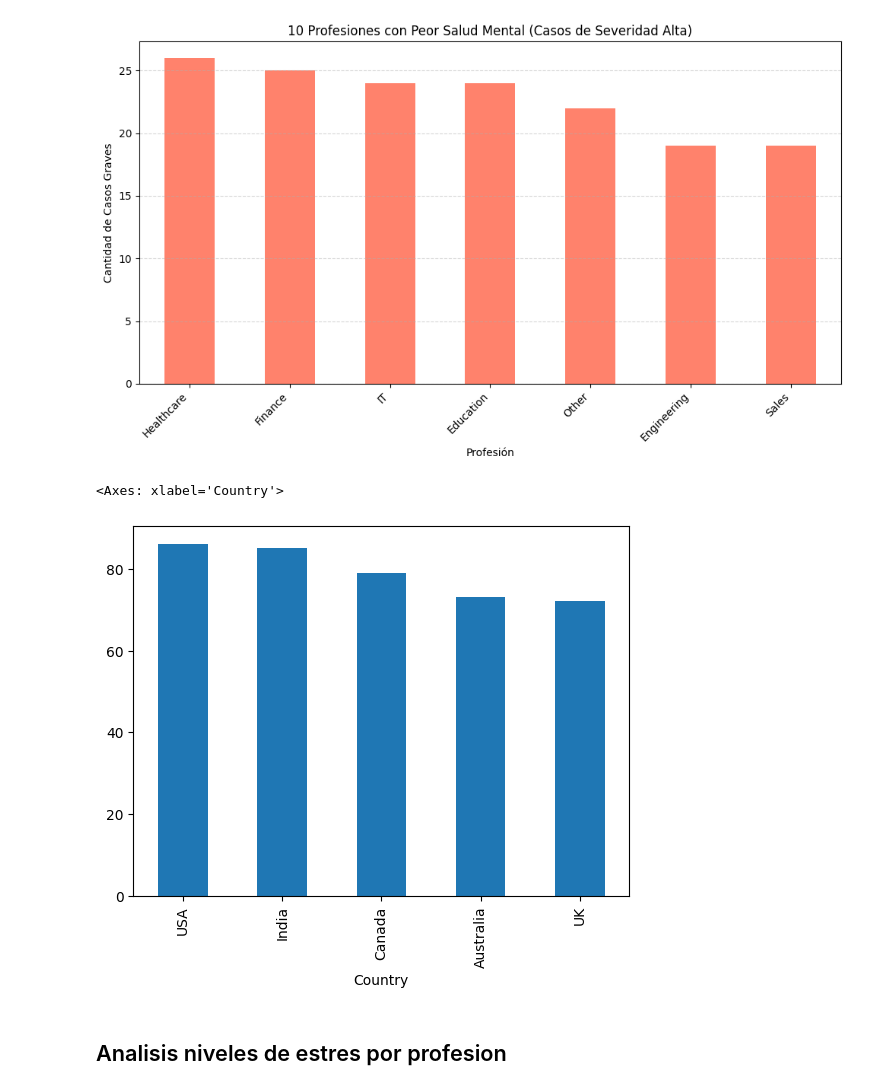
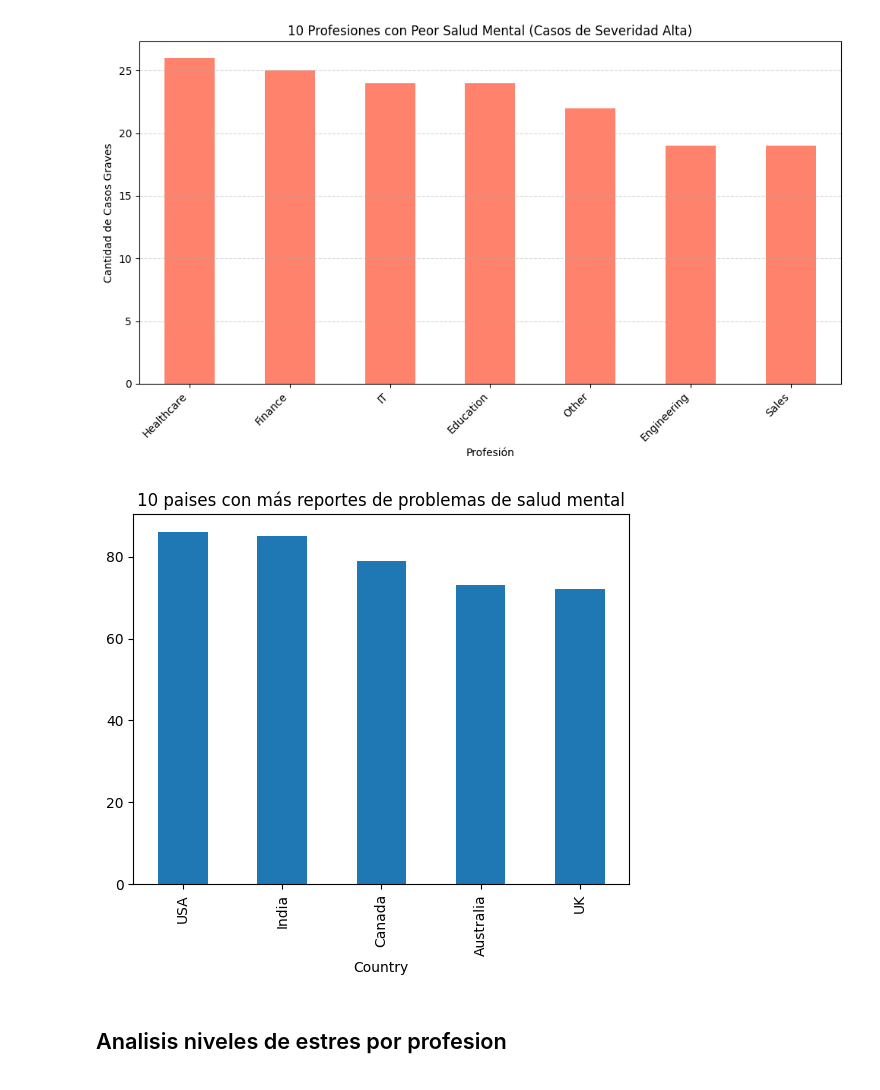
Before and after one commit to JuanDavid111/Proyecto_salud_mental, a Jupyter notebook: pruebas.ipynb, the cells around one changed output. Drawn from its saved outputs; the diff is of its cells as text; code cells hidden in the pictures.

```diff
--- a/pruebas.ipynb
+++ b/pruebas.ipynb
@@ -312,16 +309,15 @@ Name: count, dtype: int64
 # %%
 mascara = df['Mental_Health_Condition'] == 'Yes'
 
 filtro = df[mascara]
 
 count_paises_yes = filtro['Country'].value_counts()
 
-fig = count_paises_yes.head(5).plot(kind='bar',x='Country')
+fig = count_paises_yes.head(5).plot(kind='bar',x='Country', y='Cantidad de personas', title='10 paises con más reportes de problemas de salud mental')
 
-fig
+fig.figure.show()
 # %% [output]
-<Axes: xlabel='Country'>
-[figure, old version]
+[figure, new version]
 # %% [markdown]
 ## Analisis niveles de estres por profesion
 # %%
```
Also changed, not shown: parts of 3 cells of this notebook, 4 other files.
